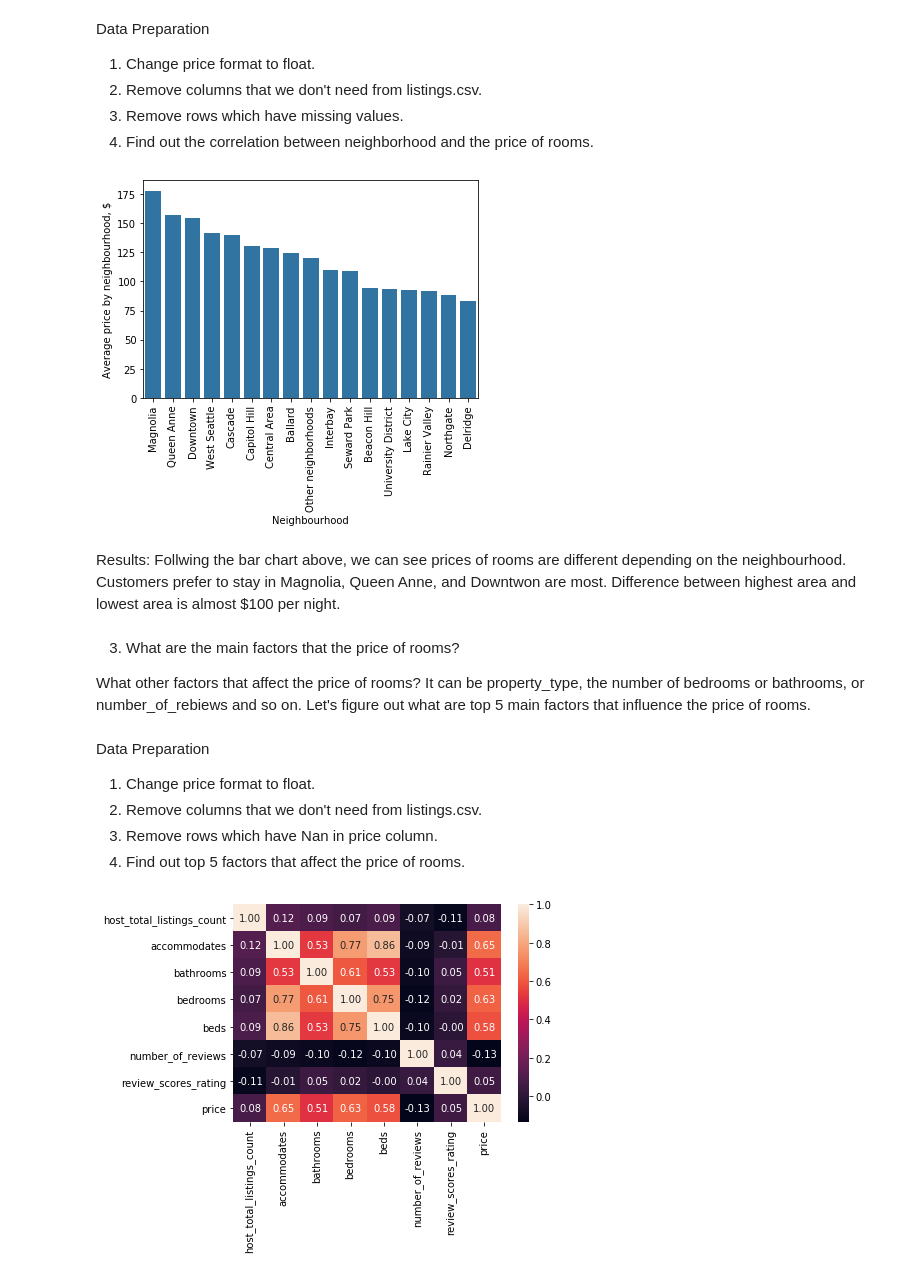
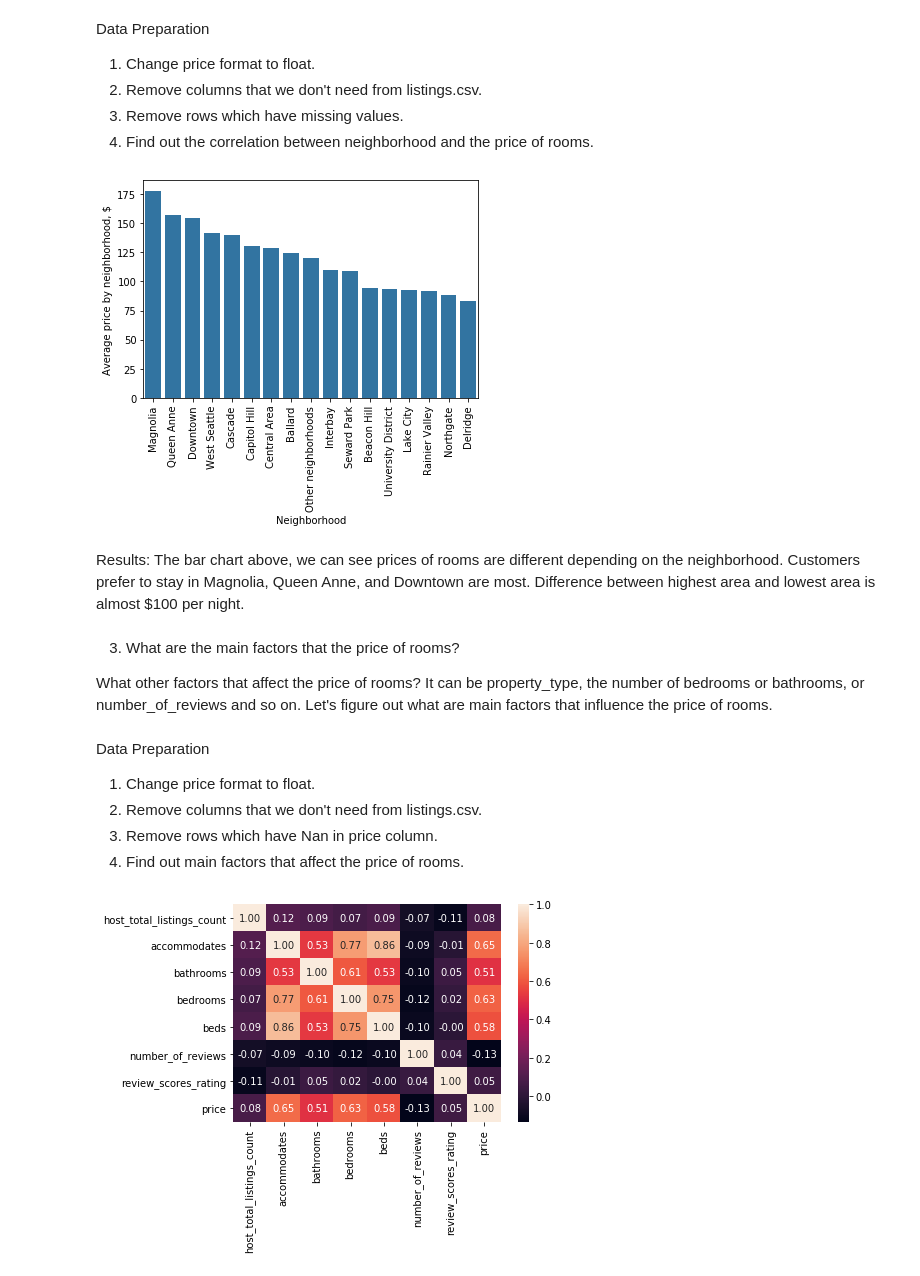
Before and after one commit to hjeongchoi/udacity-project-airbnb-seattle, a Jupyter notebook: Airbnb_Seattle.ipynb, the cells around one changed output. Drawn from its saved outputs; the diff is of its cells as text; code cells hidden in the pictures.

```diff
--- a/Airbnb_Seattle.ipynb
+++ b/Airbnb_Seattle.ipynb
@@ -169,36 +169,36 @@ df_listings_drop = df_listings[['neighbourhood_group_cleansed', 'price']]
 df_listings_drop = df_listings_drop.dropna(how='any', axis=0)
 # %%
 # 4. Find out the correlation between neighborhood and the price of rooms.
-#get list of neighbourhoods
+#get list of neighborhoods
 neighbourhoods = df_listings_drop['neighbourhood_group_cleansed'].unique()
 
-#find average price by neighbourhoods
+#find average price by neighborhoods
 avg_price_neighbourhoods = df_listings_drop.groupby('neighbourhood_group_cleansed')['price'].mean().reset_index()
 avg_price_neighbourhoods_order = avg_price_neighbourhoods.sort_values('price', ascending = False)
 
 #make a bar chart
 base_color = sns.color_palette()[0]
 sns.barplot(data = avg_price_neighbourhoods_order, x = 'neighbourhood_group_cleansed', y = 'price', color = base_color)
 plt.xticks(rotation=90);
-plt.xlabel('Neighbourhood')
-plt.ylabel('Average price by neighbourhood, $');
+plt.xlabel('Neighborhood')
+plt.ylabel('Average price by neighborhood, $');
 
-plt.savefig('average price by neighbourhood')
+plt.savefig('average price by neighborhood')
 # %% [output]
-[figure, old version]
+[figure, new version]
 # %% [markdown]
-Results: Follwing the bar chart above, we can see prices of rooms are different depending on the neighbourhood. Customers prefer to stay in Magnolia, Queen Anne, and Downtwon are most. Difference between highest area and lowest area is almost $100 per night.
+Results: The bar chart above, we can see prices of rooms are different depending on the neighborhood. Customers prefer to stay in Magnolia, Queen Anne, and Downtown are most. Difference between highest area and lowest area is almost $100 per night.
 # %% [markdown]
 3. What are the main factors that the price of rooms?
 
-  What other factors that affect the price of rooms? It can be property_type, the number of bedrooms or bathrooms, or number_of_rebiews and so on. Let's figure out what are top 5 main factors that influence the price of rooms.
+  What other factors that affect the price of rooms? It can be property_type, the number of bedrooms or bathrooms, or number_of_reviews and so on. Let's figure out what are main factors that influence the price of rooms.
 # %% [markdown]
 Data Preparation
 
 1. Change price format to float.
 2. Remove columns that we don't need from listings.csv.
 3. Remove rows which have Nan in price column.
-4. Find out top 5 factors that affect the price of rooms.
+4. Find out main factors that affect the price of rooms.
 # %%
 # 1. Change price format to float
 df_listings['price'] = df_listings['price'].astype(str)
```
Also changed, not shown: parts of 3 cells of this notebook.
